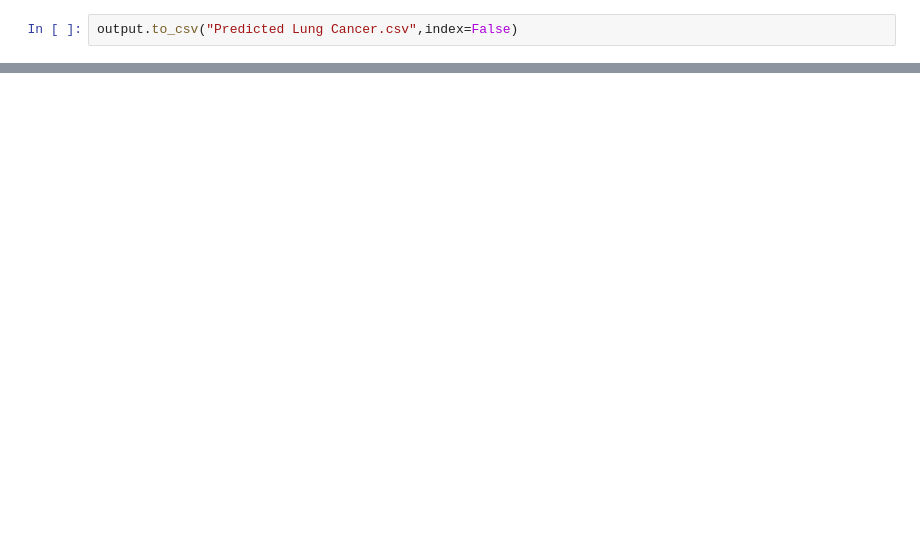
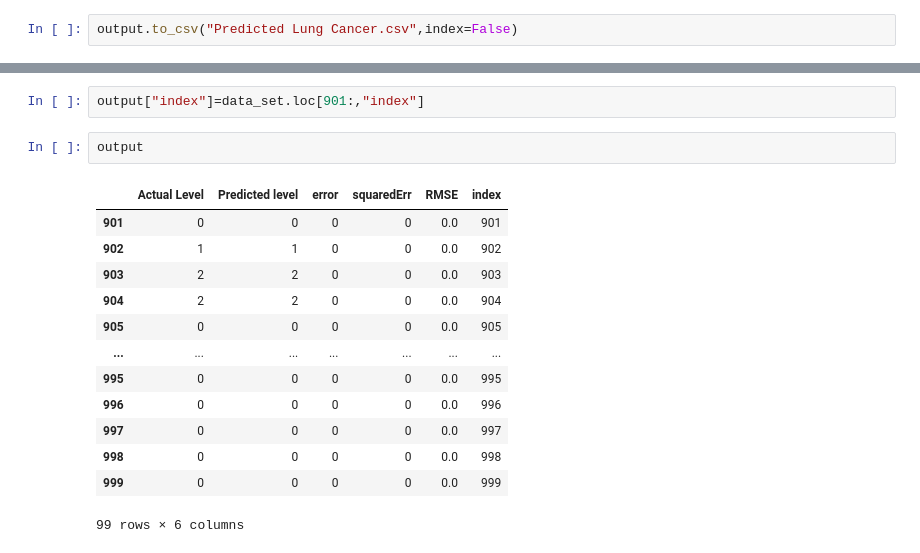
Before and after one commit to pop-o/PythonML, a Jupyter notebook: Regression/Lung_Cancer_Prediction/LungCancerPrediction.ipynb, the cells around one changed output, grey strips where cells are left out. Cells and saved outputs as stored; diff of their text form; blank space fills up the shorter version.

```diff
--- a/Regression/Lung_Cancer_Prediction/LungCancerPrediction.ipynb
+++ b/Regression/Lung_Cancer_Prediction/LungCancerPrediction.ipynb
@@ -200,0 +231,18 @@ sns.scatterplot(x="Actual Level",y="Predicted level",data=output,hue="error",mar
+# %%
+output["index"]=data_set.loc[901:,"index"]
+# %%
+output
+# %% [output]
+|  | Actual Level | Predicted level | error | squaredErr | RMSE | index |
+| 901 | 0 | 0 | 0 | 0 | 0.0 | 901 |
+| 902 | 1 | 1 | 0 | 0 | 0.0 | 902 |
+| 903 | 2 | 2 | 0 | 0 | 0.0 | 903 |
+| 904 | 2 | 2 | 0 | 0 | 0.0 | 904 |
+| 905 | 0 | 0 | 0 | 0 | 0.0 | 905 |
+| ... | ... | ... | ... | ... | ... | ... |
+| 995 | 0 | 0 | 0 | 0 | 0.0 | 995 |
+| 996 | 0 | 0 | 0 | 0 | 0.0 | 996 |
+| 997 | 0 | 0 | 0 | 0 | 0.0 | 997 |
+| 998 | 0 | 0 | 0 | 0 | 0.0 | 998 |
+| 999 | 0 | 0 | 0 | 0 | 0.0 | 999 |
+99 rows × 6 columns
```
Also changed, not shown: parts of 15 cells of this notebook, 16 other files.
